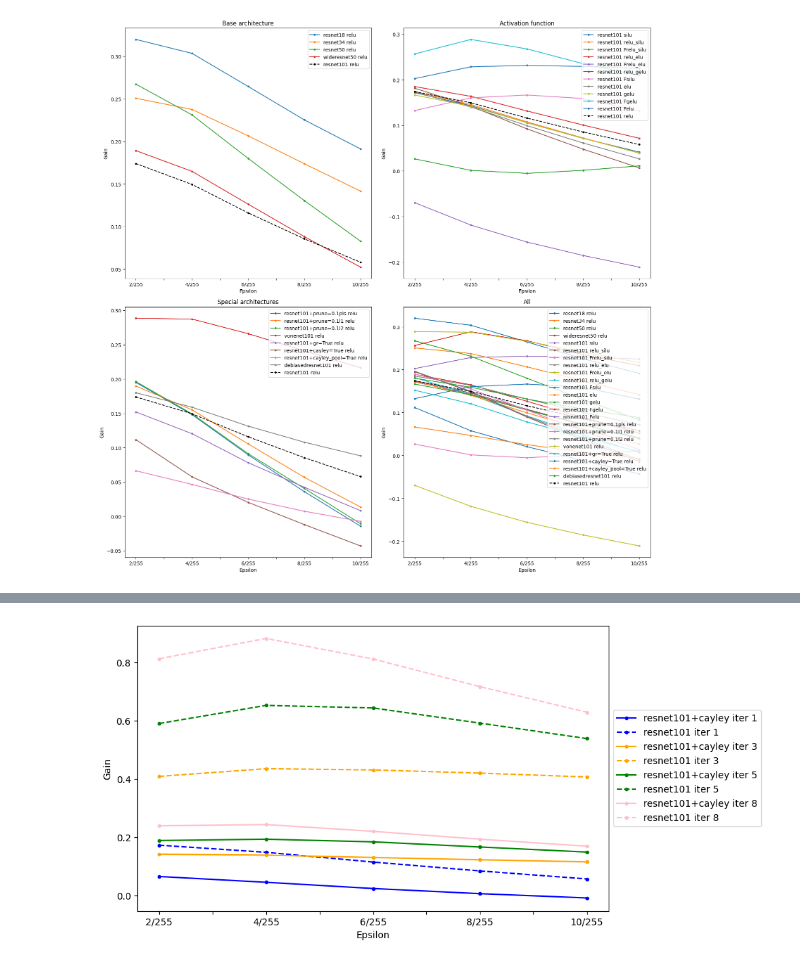
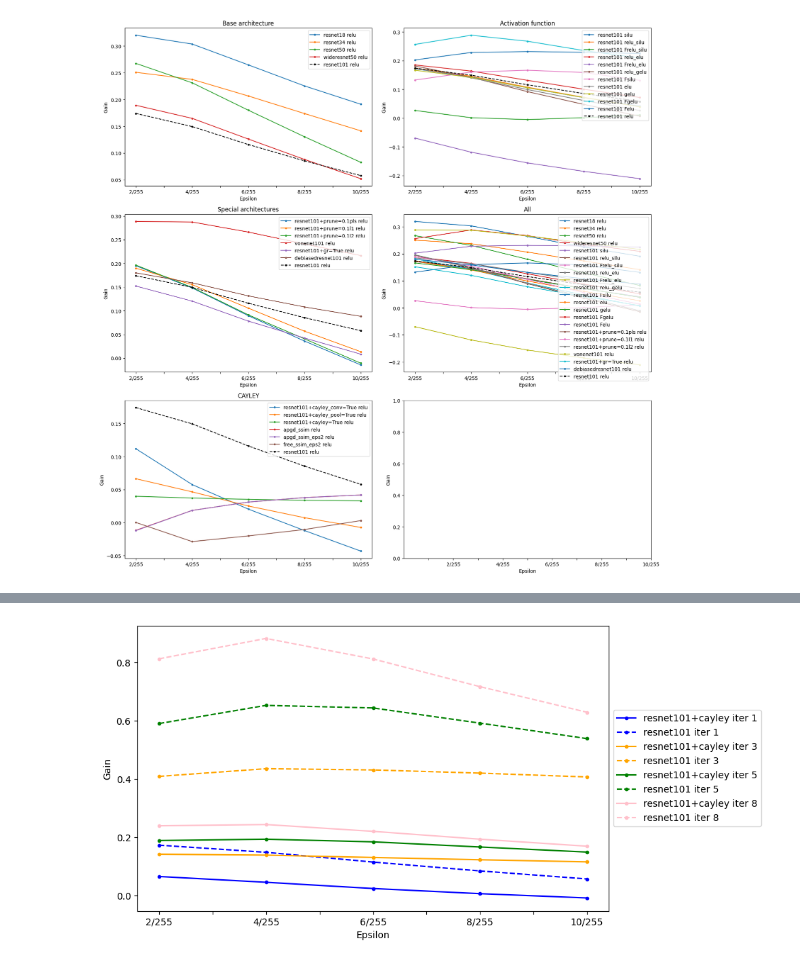
Before and after one commit to abhhfcgjk/VG_Architectural_Adversarial_Robustness, a Jupyter notebook: graphs_resnet101.ipynb, the cells around one changed output, grey strips where cells are left out. Saved outputs shown, nothing was run; the diff lists cells and outputs as text; code cells hidden in the pictures.

```diff
--- a/graphs_resnet101.ipynb
+++ b/graphs_resnet101.ipynb
@@ -100,8 +66,17 @@ group_pruning = [("resnet101+prune=0.1pls", "relu"),
 group_feature_ex = [("debiasedresnet101","relu")]
 group_special = [("vonenet101", "relu"),
                  ('resnet101+gr=True','relu'),
-                 ('resnet101+cayley=True', 'relu'),
-                 ("resnet101+cayley_pool=True", "relu")] + group_feature_ex
+] + group_feature_ex
+group_cayley = [
+    ('resnet101+cayley_conv=True', 'relu'),
+    ("resnet101+cayley_pool=True", "relu"),
+    ("resnet101+cayley=True", "relu"),
+]
+group_adv = [
+    ("apgd_ssim", "relu"),
+    ("apgd_ssim_eps2", "relu"),
+    ("free_ssim_eps2", "relu")
+]
 # group_combinatioins = [("debiasedresnet50-Linearity+prune=0.1pls", "relu"),
 #                        ("debiasedresnet50-Linearity+prune=0.1pls", "elu"),
 #                        ("debiasedresnet50-Linearity", "elu"),
@@ -111,36 +86,37 @@ group_special = [("vonenet101", "relu"),
 #                        ]
 group_combinatioins = []
 # %%
-groups = [group_wd, group_activation, group_pruning+group_special, group_wd+group_activation+group_pruning+group_special]
+groups = [group_wd, group_activation, group_pruning+group_special, group_wd+group_activation+group_pruning+group_special, group_cayley+group_adv]
 epsilons = [2, 4, 6, 8, 10]
 eps_labels = ['','2/255','','4/255','','6/255','','8/255','','10/255']
 iters = 1.0
 
-fig, axs = plt.subplots(2,2, figsize=(16,16), subplot_kw={"xticks": list(range(1,11)),"xticklabels": eps_labels, "xlabel": "Epsilon", "ylabel": "Gain"})
+fig, axs = plt.subplots(3,2, figsize=(16,16), subplot_kw={"xticks": list(range(1,11)),"xticklabels": eps_labels, "xlabel": "Epsilon", "ylabel": "Gain"})
 
 axs[0,0].set_title("Base architecture")
 axs[0,1].set_title("Activation function")
 axs[1,0].set_title("Special architectures")
 axs[1,1].set_title("All")
+axs[2,0].set_title("CAYLEY")
 fig.tight_layout()
 axs  = axs.flatten()
 
-for i in range(4):
+for i in range(len(groups)):
     axis = axs[i]
     grp = groups[i]
     for arch, activ in grp:
         y_axis = data[(data["arch"]==arch)&(data["iterations"]==iters)&(data["activation"]==activ)].loc[:,f"eps {epsilons[0]}": f"eps {epsilons[-1]}"].values.tolist()[0]
         # if ((arch, activ) == baseline[0]):
         #     axis.plot(epsilons, y_axis,'k--', marker=".",label=f"{arch} {activ}")
         # else:
         if ((arch, activ) != baseline[0]):
             axis.plot(epsilons, y_axis, marker=".",label=f"{arch} {activ}")
     y_axis = data[(data["arch"]==baseline[0][0])&(data["iterations"]==iters)&(data["activation"]==baseline[0][1])].loc[:,f"eps {epsilons[0]}": f"eps {epsilons[-1]}"].values.tolist()[0]
     axis.plot(epsilons, y_axis,'k--', marker=".",label=f"{baseline[0][0]} {baseline[0][1]}")
     axis.legend(loc="upper right")
 
 plt.show()
 # %% [output]
-[figure, old version]
+[figure, new version]
 # %%
 x = [2, 4, 6, 8, 10]
```
Also changed, not shown: parts of 8 cells of this notebook, 13 other files.
